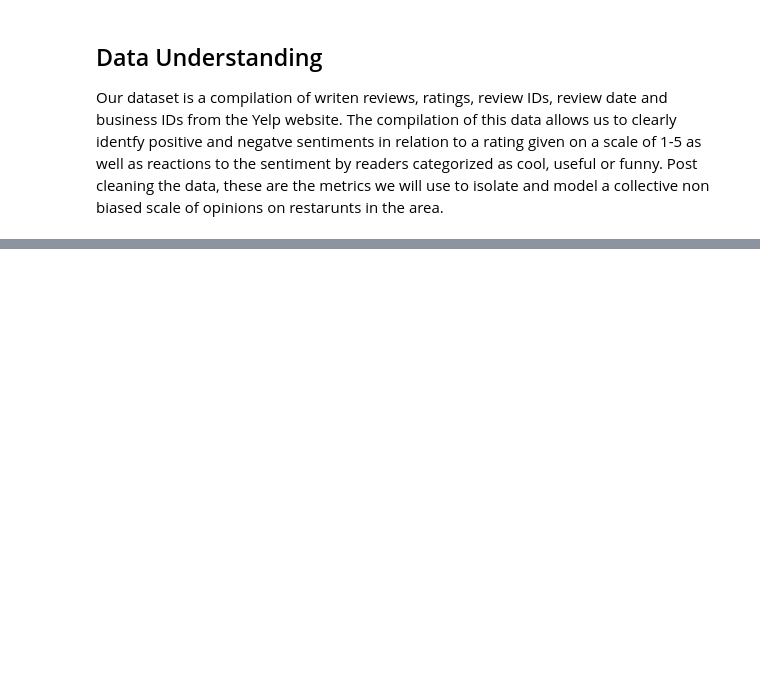
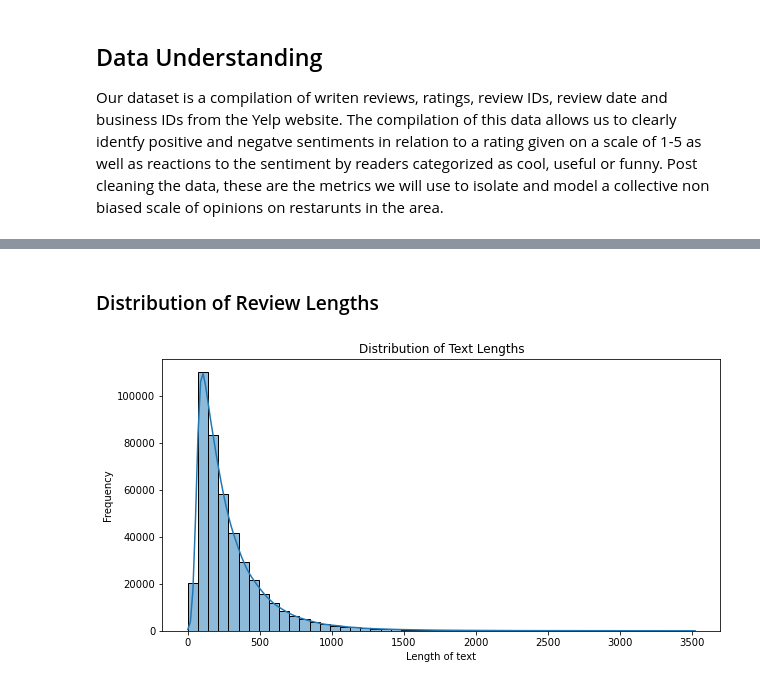
Before and after one commit to ggeorgekkariuki/Sentiment-Analysis, a Jupyter notebook: FOOD&FOODIE.ipynb, the cells around one changed output, grey strips where cells are left out. Saved outputs shown, nothing was run; the diff lists cells and outputs as text; code cells hidden in the pictures; blank space fills up the shorter version.

```diff
--- a/FOOD&FOODIE.ipynb
+++ b/FOOD&FOODIE.ipynb
@@ -133,0 +121,9 @@ dtype: int64
+# %%
+#Loading the cleaned dataset
+# Path to the CSV file
+file_path = r'C:\Users\kerub\Documents\Moringa\Sentiment-Analysis\restaurant_reviews.txt'
+
+df = pd.read_csv(r'C:\Users\kerub\Documents\Moringa\Sentiment-Analysis\restaurant_reviews.txt')
+
+# Display the first five rows
+print(df.head())
@@ -133,0 +146,11 @@ dtype: int64
+# %%
+#Handling missing values
+
+ # Convert non-string values to strings, filling NaNs with an empty string
+df['text'] = df['text'].fillna('').astype(str)
+
+# Calculate the length of each text entry
+df['text_Length'] = df['text'].apply(len)
+
+# Display summary statistics of the text lengths
+print(df['text_Length'].describe())
@@ -133,0 +231,13 @@ dtype: int64
+# %% [markdown]
+### Distribution of Review Lengths
+# %%
+# Plot the distribution of review lengths
+import seaborn as sns
+plt.figure(figsize=(10, 5))
+sns.histplot(df['text_Length'], bins=50, kde=True)
+plt.title('Distribution of Text Lengths')
+plt.xlabel('Length of text')
+plt.ylabel('Frequency')
+plt.show()
+# %% [output]
+[figure, added]
```
Also changed, not shown: parts of 33 cells of this notebook.
